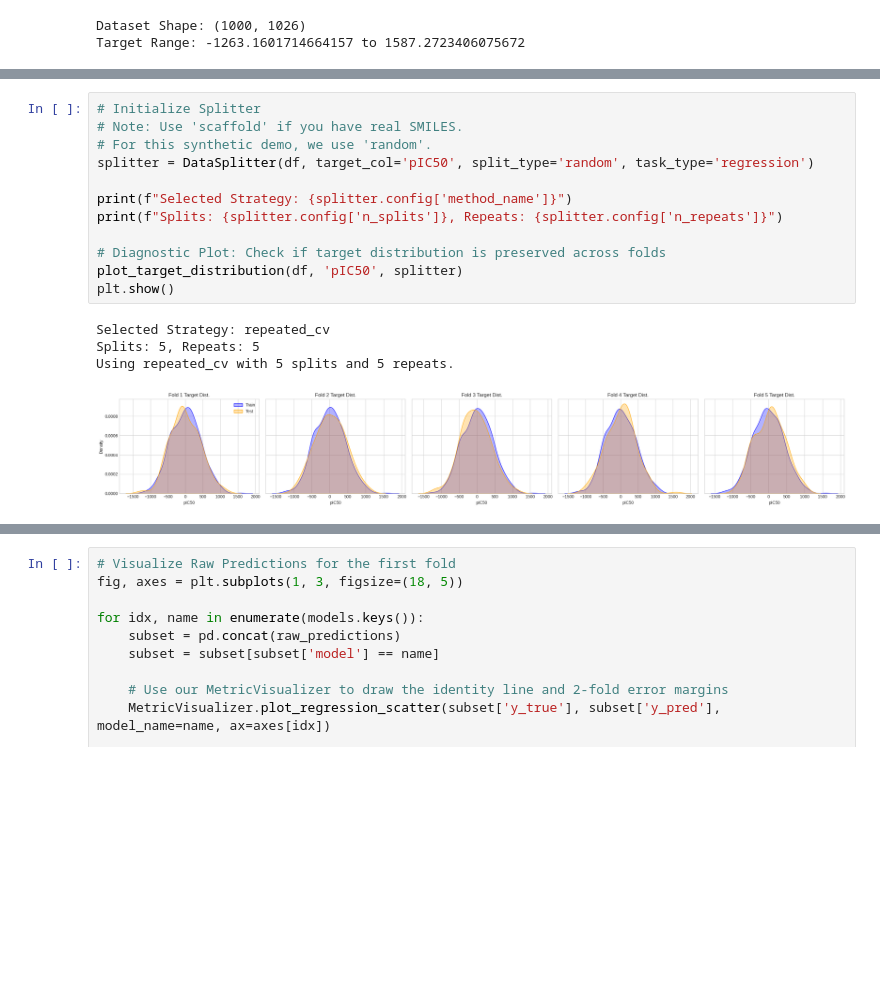
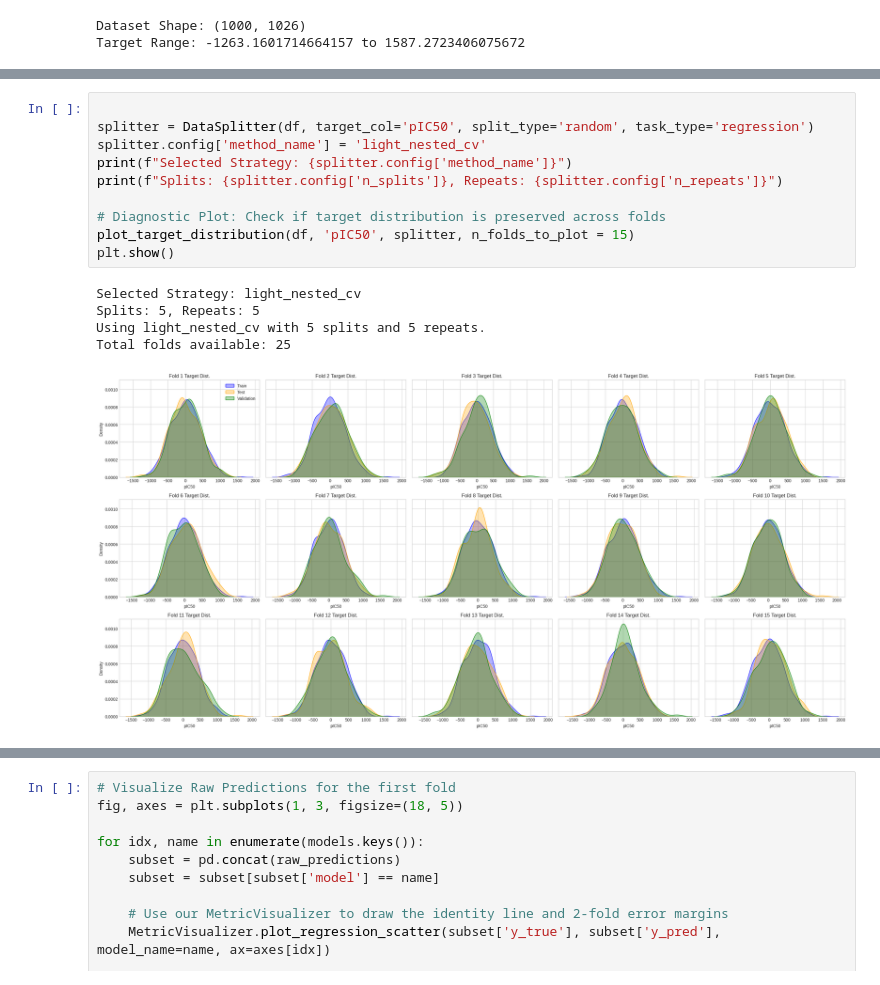
Before and after one commit to mehmetaliyucel/stats-for-mols, a Jupyter notebook: tutorial.ipynb, the cells around one changed output, grey strips where cells are left out. Drawn from its saved outputs; the diff is of its cells as text; blank space fills up the shorter version.

```diff
--- a/tutorial.ipynb
+++ b/tutorial.ipynb
@@ -43,18 +59,17 @@ Target Range: -1263.1601714664157 to 1587.2723406075672
 # %%
-# Initialize Splitter
-# Note: Use 'scaffold' if you have real SMILES.
-# For this synthetic demo, we use 'random'.
+
 splitter = DataSplitter(df, target_col='pIC50', split_type='random', task_type='regression')
-
+splitter.config['method_name'] = 'light_nested_cv'
 print(f"Selected Strategy: {splitter.config['method_name']}")
 print(f"Splits: {splitter.config['n_splits']}, Repeats: {splitter.config['n_repeats']}")
 
 # Diagnostic Plot: Check if target distribution is preserved across folds
-plot_target_distribution(df, 'pIC50', splitter)
+plot_target_distribution(df, 'pIC50', splitter, n_folds_to_plot = 15)
 plt.show()
 # %% [output]
-Selected Strategy: repeated_cv
+Selected Strategy: light_nested_cv
 Splits: 5, Repeats: 5
-Using repeated_cv with 5 splits and 5 repeats.
+Using light_nested_cv with 5 splits and 5 repeats.
+Total folds available: 25
-[figure, old version]
+[figure, new version]
 # %%
```
Also changed, not shown: parts of 6 cells of this notebook, 2 other files.
